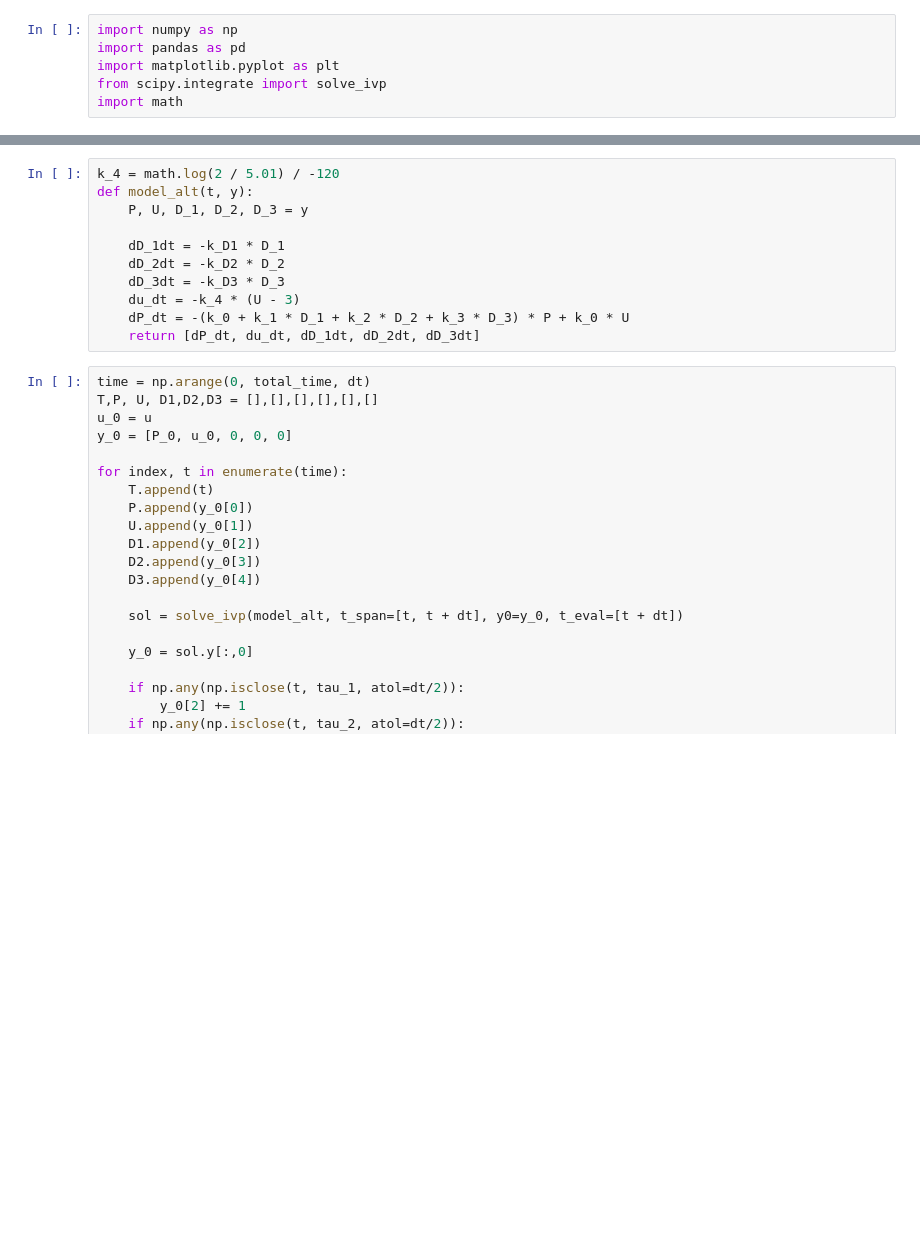
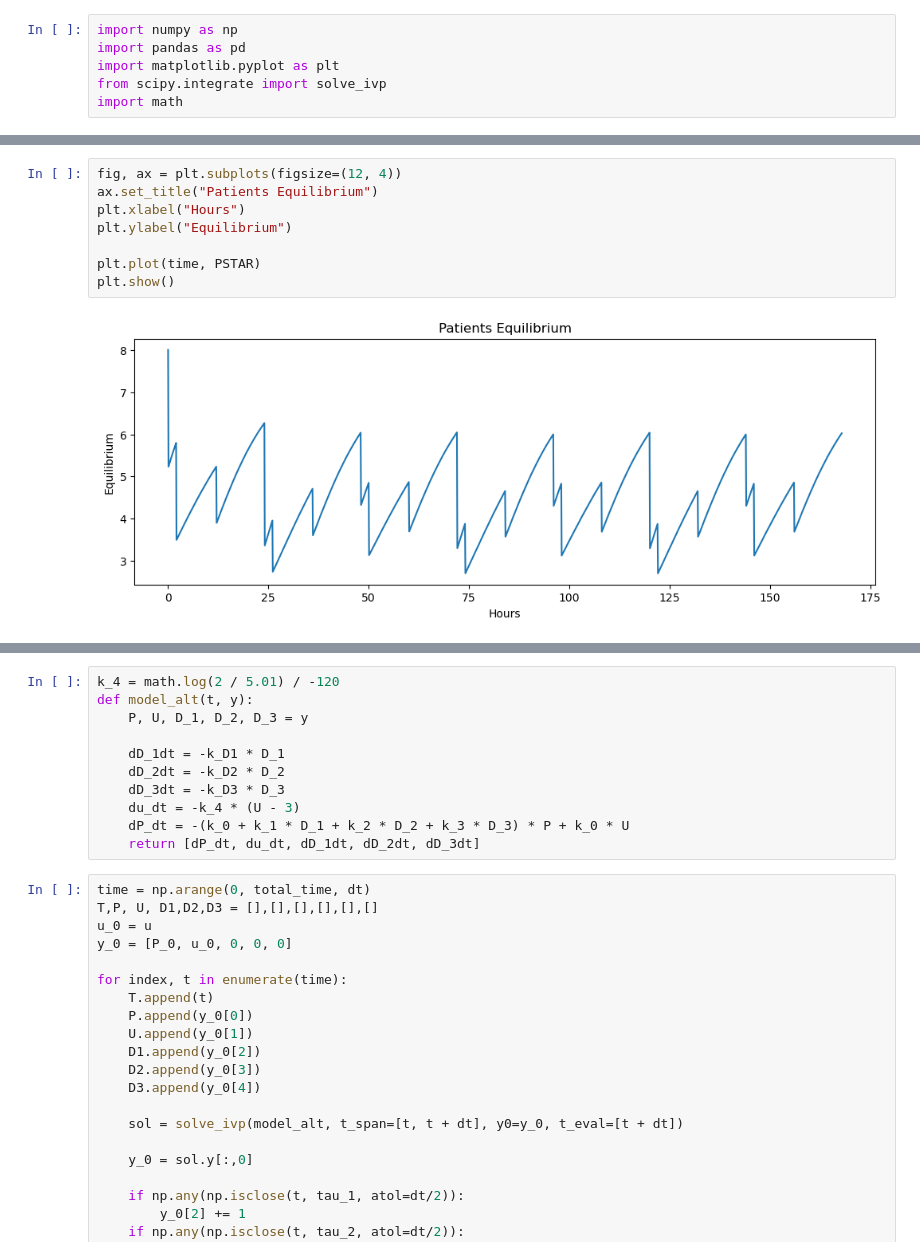
Before and after one commit to GordLaw/Pain-Management-Math-4020U-Final-Project, a Jupyter notebook: main.ipynb, the cells around one changed output, grey strips where cells are left out. Drawn from its saved outputs; the diff is of its cells as text; blank space fills up the shorter version.

```diff
--- a/main.ipynb
+++ b/main.ipynb
@@ -109,3 +133,13 @@ plt.show()
+# %%
+fig, ax = plt.subplots(figsize=(12, 4))
+ax.set_title("Patients Equilibrium")
+plt.xlabel("Hours")
+plt.ylabel("Equilibrium")
+
+plt.plot(time, PSTAR)
+plt.show()
+# %% [output]
+[figure, added]
 # %%
 fig, axs = plt.subplots(3)
 fig.suptitle("Patients Blood Stream Drug Contents")
```
Also changed, not shown: parts of 11 cells of this notebook.
